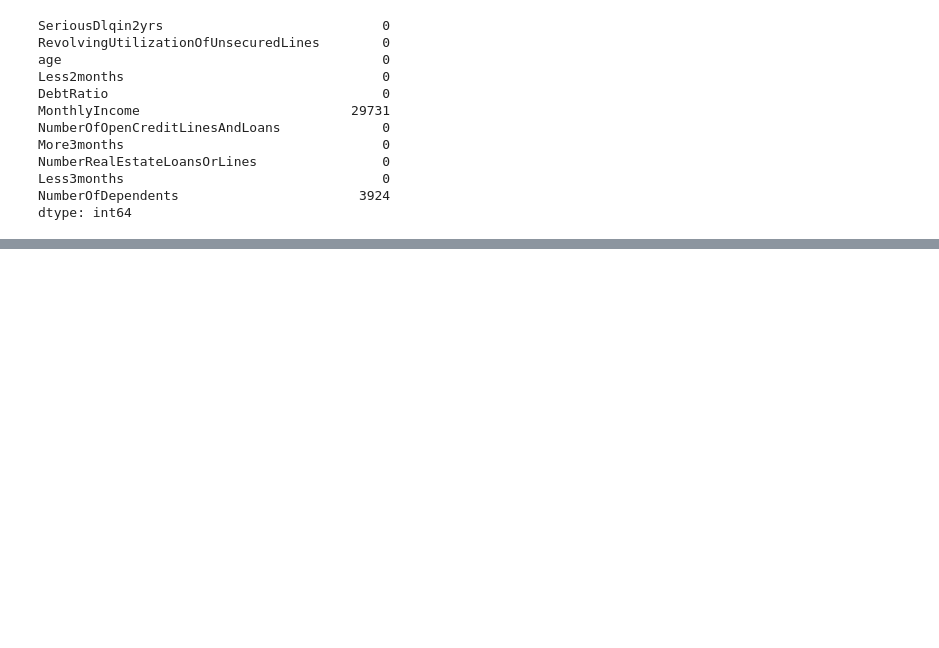
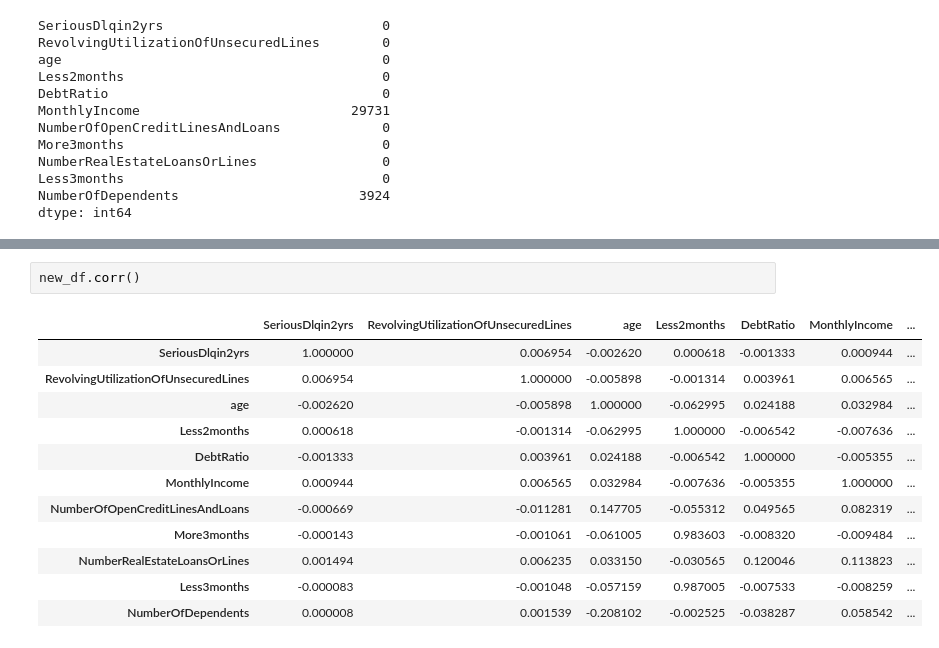
Before and after one commit to Keisuke-Yokota/CAPP-30254-1-Spring-2018-, a Jupyter notebook: hw2/HW2 doing.ipynb, the cells around one changed output, grey strips where cells are left out. Drawn from its saved outputs; the diff is of its cells as text; blank space fills up the shorter version.

```diff
--- a/hw2/HW2 doing.ipynb
+++ b/hw2/HW2 doing.ipynb
@@ -99,0 +234,15 @@ sns.pairplot(a , hue='SeriousDlqin2yrs')
+# %%
+new_df.corr()
+# %% [output]
+|  | SeriousDlqin2yrs | RevolvingUtilizationOfUnsecuredLines | age | Less2months | DebtRatio | MonthlyIncome | ... |
+| SeriousDlqin2yrs | 1.000000 | 0.006954 | -0.002620 | 0.000618 | -0.001333 | 0.000944 | ... |
+| RevolvingUtilizationOfUnsecuredLines | 0.006954 | 1.000000 | -0.005898 | -0.001314 | 0.003961 | 0.006565 | ... |
+| age | -0.002620 | -0.005898 | 1.000000 | -0.062995 | 0.024188 | 0.032984 | ... |
+| Less2months | 0.000618 | -0.001314 | -0.062995 | 1.000000 | -0.006542 | -0.007636 | ... |
+| DebtRatio | -0.001333 | 0.003961 | 0.024188 | -0.006542 | 1.000000 | -0.005355 | ... |
+| MonthlyIncome | 0.000944 | 0.006565 | 0.032984 | -0.007636 | -0.005355 | 1.000000 | ... |
+| NumberOfOpenCreditLinesAndLoans | -0.000669 | -0.011281 | 0.147705 | -0.055312 | 0.049565 | 0.082319 | ... |
+| More3months | -0.000143 | -0.001061 | -0.061005 | 0.983603 | -0.008320 | -0.009484 | ... |
+| NumberRealEstateLoansOrLines | 0.001494 | 0.006235 | 0.033150 | -0.030565 | 0.120046 | 0.113823 | ... |
+| Less3months | -0.000083 | -0.001048 | -0.057159 | 0.987005 | -0.007533 | -0.008259 | ... |
+| NumberOfDependents | 0.000008 | 0.001539 | -0.208102 | -0.002525 | -0.038287 | 0.058542 | ... |
```
Also changed, not shown: parts of 21 cells of this notebook, 2 other files.
